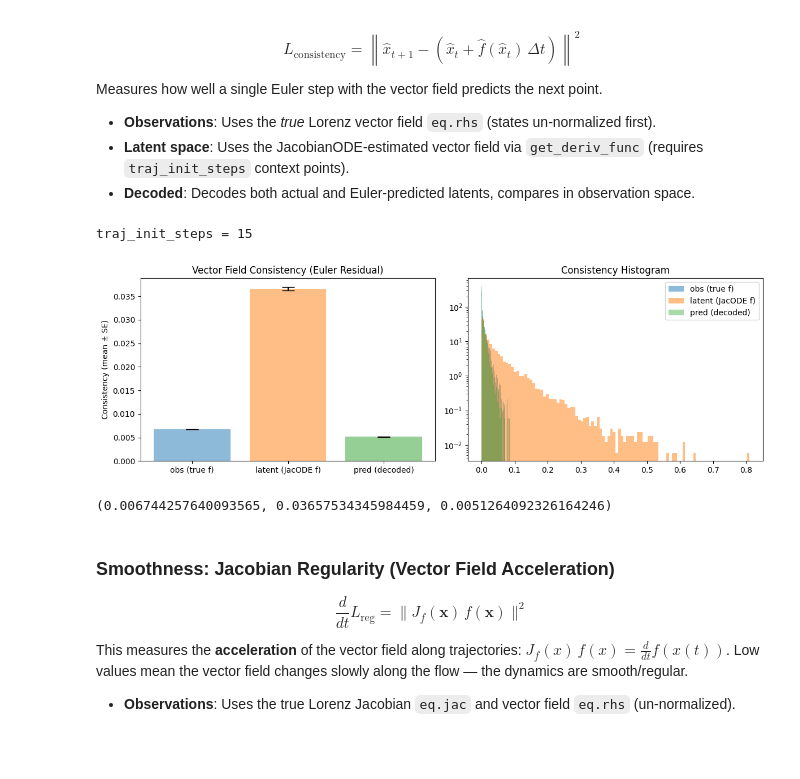
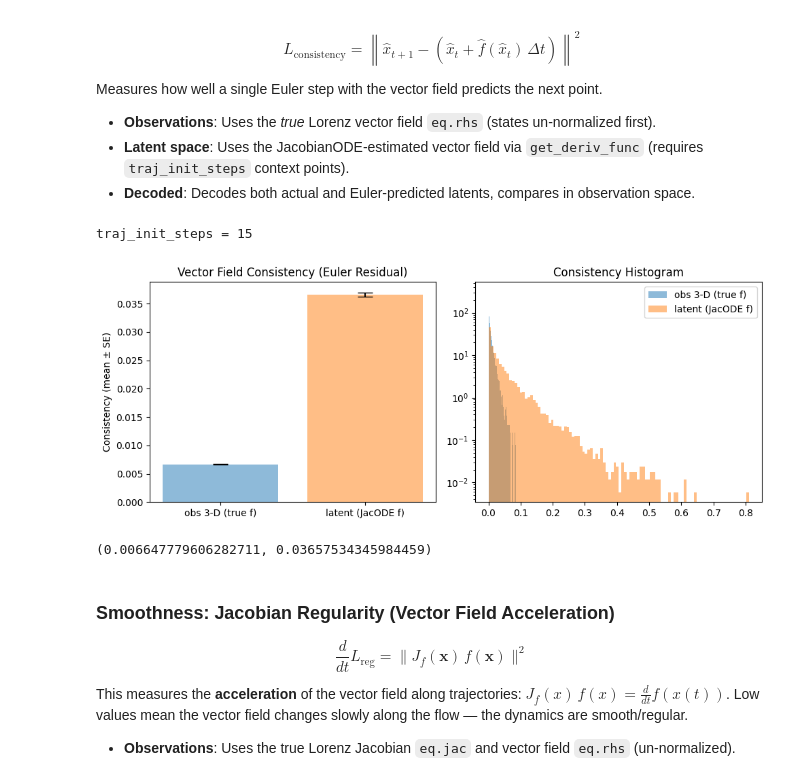
Before and after one commit to adamjeisen/JacobianODE, a Jupyter notebook: _jupyter/Hyperparameter Tuning (Latent JacobianODE - Lorenz full obs).ipynb, the cells around one changed output. Saved outputs shown, nothing was run; the diff lists cells and outputs as text; code cells hidden in the pictures; blank space fills up the shorter version.

Commit message:
Adding encoder-only training

```diff
--- a/_jupyter/Hyperparameter Tuning (Latent JacobianODE - Lorenz full obs).ipynb
+++ b/_jupyter/Hyperparameter Tuning (Latent JacobianODE - Lorenz full obs).ipynb
@@ -788,8 +819,9 @@ run, cfg, eq, dt, values, _, _, _, _, lit_model = load_run(
     verbose=True,
 )
 
-# ---- Step 2: dataloaders from postprocessed data ----
-train_dl, val_dl, test_dl, trajs = create_dataloaders(cfg, values, verbose=True)
+# ---- Step 2: dataloaders from postprocessed data (also get full-obs test trajs) ----
+train_dl, val_dl, test_dl, trajs = create_dataloaders(cfg, values, verbose=True, return_full_obs=True)
+test_trajs_full = trajs['test_trajs_full'].sequence  # (n_seqs, T_seq, 3) — full Lorenz dims
 
 # ---- Step 3: load best checkpoint ----
 load_checkpoint(run, cfg, lit_model, save_dir=SAVE_DIR, verbose=True)
@@ -805,6 +837,7 @@ print(f"  dt={dt:.4f}")
 print(f"  jac_window_stride={lit_model.jac_window_stride}")
 print(f"  encoder_warmup_epochs={lit_model.encoder_warmup_epochs}")
 print(f"  true_lyapunov_exponents={lit_model.true_lyapunov_exponents.tolist()}")
+print(f"  full-system test trajs: {test_trajs_full.shape}")
 print(f"\nModel ready for testing (Sections 6+).")
 # %% [output]
 Train dataset shape: torch.Size([31460, 70, 3])
@@ -824,8 +858,10 @@ Model ready for testing (Sections 6+).
 # %% [markdown]
 ### 6. Testing
 # %%
-sample_batch = test_dl.dataset.sequence[np.random.choice(np.arange(len(test_dl.dataset.sequence)), size=(128,), replace=False)]
-test_trajs = trajs['test_trajs'].sequence
+batch_indices     = np.random.choice(np.arange(len(test_dl.dataset.sequence)), size=(128,), replace=False)
+sample_batch      = test_dl.dataset.sequence[batch_indices]
+test_trajs        = trajs['test_trajs'].sequence        # partial-obs (1-D) — model input
+sample_batch_full = test_trajs_full   # full-obs (3-D)  — ground truth
 # %%
 lit_model.prediction_steps = 100
 device = torch.device('cuda' if torch.cuda.is_available() else 'cpu')
@@ -1127,23 +1189,20 @@ traj_init_steps = lit_model.jacobianODEint_kwargs.get('traj_init_steps', 15)
 print(f"traj_init_steps = {traj_init_steps}")
 
 # ---------------------------------------------------------------
-# 1. Observations: true Lorenz vector field
+# 1. Observations: true Lorenz vector field on full-system test trajs
 # ---------------------------------------------------------------
-# Un-normalize: x_raw = x_norm * sigma + mu
-targets_raw = (targets * sigma + mu).numpy()
-t_dummy = np.zeros(targets_raw.shape[1])  # eq.rhs expects t but Lorenz is autonomous
+obs_ref_raw = (test_trajs_full * sigma + mu).numpy()   # (n_seqs, T_seq, 3)
+t_dummy_ref = np.zeros(obs_ref_raw.shape[1])
 
-# Compute true f(x) at each timepoint
-f_obs_raw = np.zeros_like(targets_raw)
-for b in range(targets_raw.shape[0]):
-    f_obs_raw[b] = eq.rhs(targets_raw[b], t_dummy)
+f_obs_raw = np.zeros_like(obs_ref_raw)
+for b in range(obs_ref_raw.shape[0]):
+    f_obs_raw[b] = eq.rhs(obs_ref_raw[b], t_dummy_ref)
 
-# Normalize f back: f_norm = f_raw / sigma  (since x_norm = (x_raw - mu)/sigma, dx_norm/dt = dx_raw/dt / sigma)
 f_obs = torch.from_numpy(f_obs_raw).float() / sigma
 
-# Euler residual: x_{t+1} - (x_t + f(x_t) * dt)
-euler_resid_obs = targets[:, 1:, :] - (targets[:, :-1, :] + f_obs[:, :-1, :] * dt)
-obs_var = targets.var()
+obs_ref = test_trajs_full   # normalised 3-D
+euler_resid_obs = obs_ref[:, 1:, :] - (obs_ref[:, :-1, :] + f_obs[:, :-1, :] * dt)
+obs_var = obs_ref.var()
 cons_obs = euler_resid_obs.pow(2) / obs_var
 
 # ---------------------------------------------------------------
@@ -1154,7 +1213,7 @@ B, T, D = latent_traj.shape
 T_pred = T - traj_init_steps
 
 time_vals = (torch.arange(traj_init_steps) * dt).to(device).float()
-z_init_all = latent_traj_dev[:, :traj_init_steps, :]  # (B, traj_init_steps, D)
+z_init_all = latent_traj_dev[:, :traj_init_steps, :]
 
 jac_ode = JacobianODE(z_init_all, lit_model_dev.compute_jacobians, time_vals)
 f_func = jac_ode.get_deriv_func(
@@ -1169,66 +1228,49 @@ f_func = jac_ode.get_deriv_func(
 f_latent = torch.zeros(B, T_pred, D)
 for k in tqdm(range(T_pred), desc="Computing latent f via JacobianODE"):
     t_k = torch.tensor((traj_init_steps + k) * dt, dtype=torch.float32, device=device)
-    z_k = latent_traj_dev[:, traj_init_steps + k, :]  # (B, D)
-    f_val = f_func(t_k, z_k)  # (B, D)
+    z_k = latent_traj_dev[:, traj_init_steps + k, :]
+    f_val = f_func(t_k, z_k)
     f_latent[:, k] = f_val.detach().cpu()
 
-# Euler residual in latent space
 euler_pred_latent = latent_traj[:, traj_init_steps:-1, :] + f_latent[:, :-1, :] * dt
 cons_latent_raw = (latent_traj[:, traj_init_steps+1:, :] - euler_pred_latent).pow(2)
 latent_var = latent_traj.var()
 cons_latent = cons_latent_raw / latent_var
 
-# ---------------------------------------------------------------
-# 3. Decoded (predicted obs): decode Euler-predicted latents
-# ---------------------------------------------------------------
-with torch.no_grad():
-    euler_pred_decoded = lit_model_dev.decode_trajectory(euler_pred_latent.to(device)).cpu()
-    actual_decoded = lit_model_dev.decode_trajectory(
-        latent_traj[:, traj_init_steps+1:, :].to(device)
-    ).cpu()
-cons_pred_raw = (actual_decoded - euler_pred_decoded).pow(2)
-decoded_var = traj_decoded.var()
-cons_pred = cons_pred_raw / decoded_var
-
 lit_model_dev = lit_model_dev.cpu()
 
 # ---------------------------------------------------------------
-# Plot
+# Plot (obs 3-D vs latent; decoder is 1-D so "decoded" bar is omitted)
 # ---------------------------------------------------------------
 means_cons = [
     cons_obs.mean().item(),
     cons_latent.mean().item(),
-    cons_pred.mean().item(),
 ]
 std_errors_cons = [
     cons_obs.flatten().std(unbiased=True).item() / (cons_obs.numel() ** 0.5),
     cons_latent.flatten().std(unbiased=True).item() / (cons_latent.numel() ** 0.5),
-    cons_pred.flatten().std(unbiased=True).item() / (cons_pred.numel() ** 0.5),
 ]
-labels = ['obs (true f)', 'latent (JacODE f)', 'pred (decoded)']
+labels = ['obs 3-D (true f)', 'latent (JacODE f)']
 
-fig, axs = plt.subplots(1, 2, figsize=(12, 4))
-
-axs[0].bar(labels, means_cons, yerr=std_errors_cons, capsize=8, color=['C0', 'C1', 'C2'], alpha=0.5)
+fig, axs = plt.subplots(1, 2, figsize=(10, 4))
+axs[0].bar(labels, means_cons, yerr=std_errors_cons, capsize=8, color=['C0', 'C1'], alpha=0.5)
 axs[0].set_ylabel('Consistency (mean ± SE)')
 axs[0].set_title('Vector Field Consistency (Euler Residual)')
 
-axs[1].hist(cons_obs.flatten().cpu().numpy(), bins=100, density=True, label='obs (true f)', alpha=0.5)
+axs[1].hist(cons_obs.flatten().cpu().numpy(), bins=100, density=True, label='obs 3-D (true f)', alpha=0.5)
 axs[1].hist(cons_latent.flatten().detach().cpu().numpy(), bins=100, density=True, label='latent (JacODE f)', alpha=0.5)
-axs[1].hist(cons_pred.flatten().cpu().numpy(), bins=100, density=True, label='pred (decoded)', alpha=0.4)
 axs[1].set_yscale('log')
 axs[1].set_title('Consistency Histogram')
 axs[1].legend()
 
 plt.tight_layout()
 plt.show()
 
-(means_cons[0], means_cons[1], means_cons[2])
+(means_cons[0], means_cons[1])
 # %% [output]
 traj_init_steps = 15
-[figure, old version]
+[figure, new version]
-(0.006744257640093565, 0.03657534345984459, 0.0051264092326164246)
+(0.006647779606282711, 0.03657534345984459)
 # %% [markdown]
 ### Smoothness: Jacobian Regularity (Vector Field Acceleration)
 
```
Also changed, not shown: parts of 27 cells of this notebook, 24 other files.
